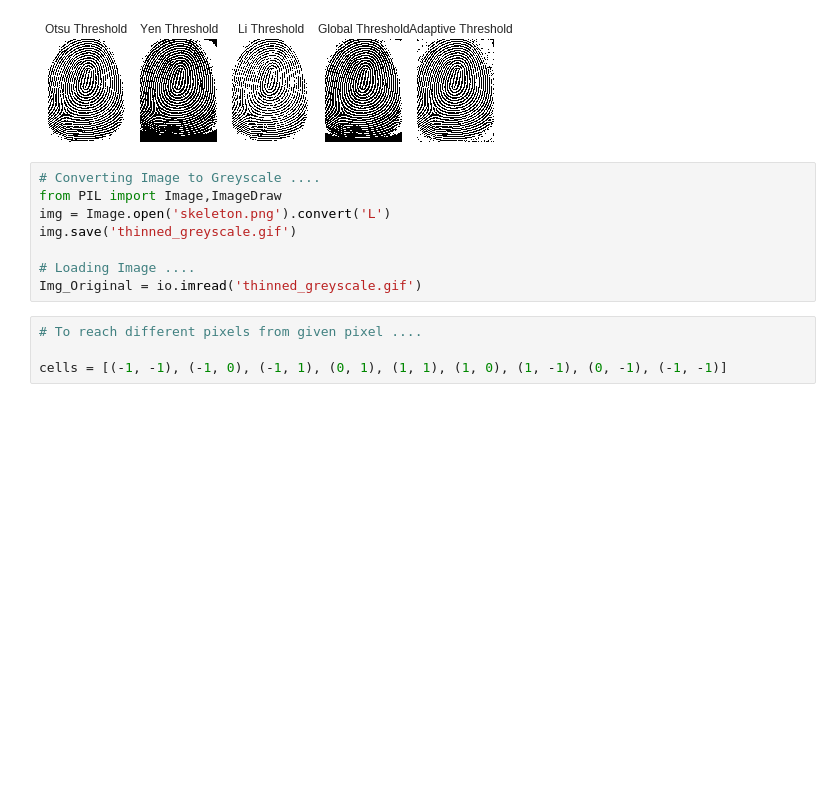
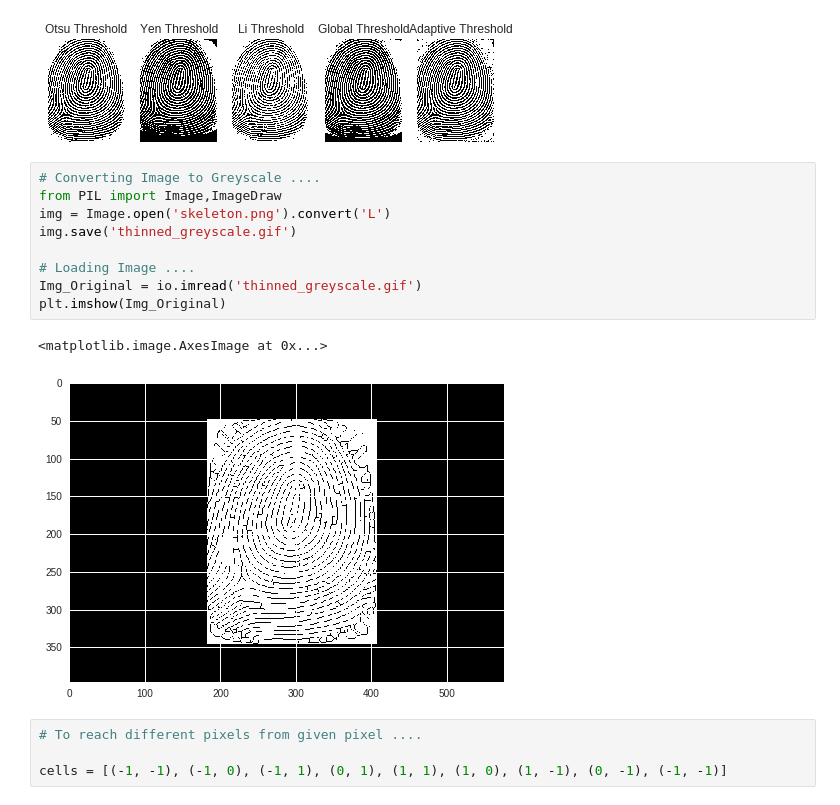
Before and after one commit to hamza3e/Minutiae-Extraction, a Jupyter notebook: Minutiae_Extraction.ipynb, the cells around one changed output. Cells and saved outputs as stored; diff of their text form; blank space fills up the shorter version.

```diff
--- a/Minutiae_Extraction.ipynb
+++ b/Minutiae_Extraction.ipynb
@@ -87,11 +87,15 @@ plt.savefig('thresholds.png')
 # %%
 # Converting Image to Greyscale ....
 from PIL import Image,ImageDraw
 img = Image.open('skeleton.png').convert('L')
 img.save('thinned_greyscale.gif')
 
 # Loading Image ....
 Img_Original = io.imread('thinned_greyscale.gif')
+plt.imshow(Img_Original)
+# %% [output]
+<matplotlib.image.AxesImage at 0x...>
+[figure, added]
 # %%
 # To reach different pixels from given pixel ....
 
```
Also changed, not shown: parts of 3 cells of this notebook.
